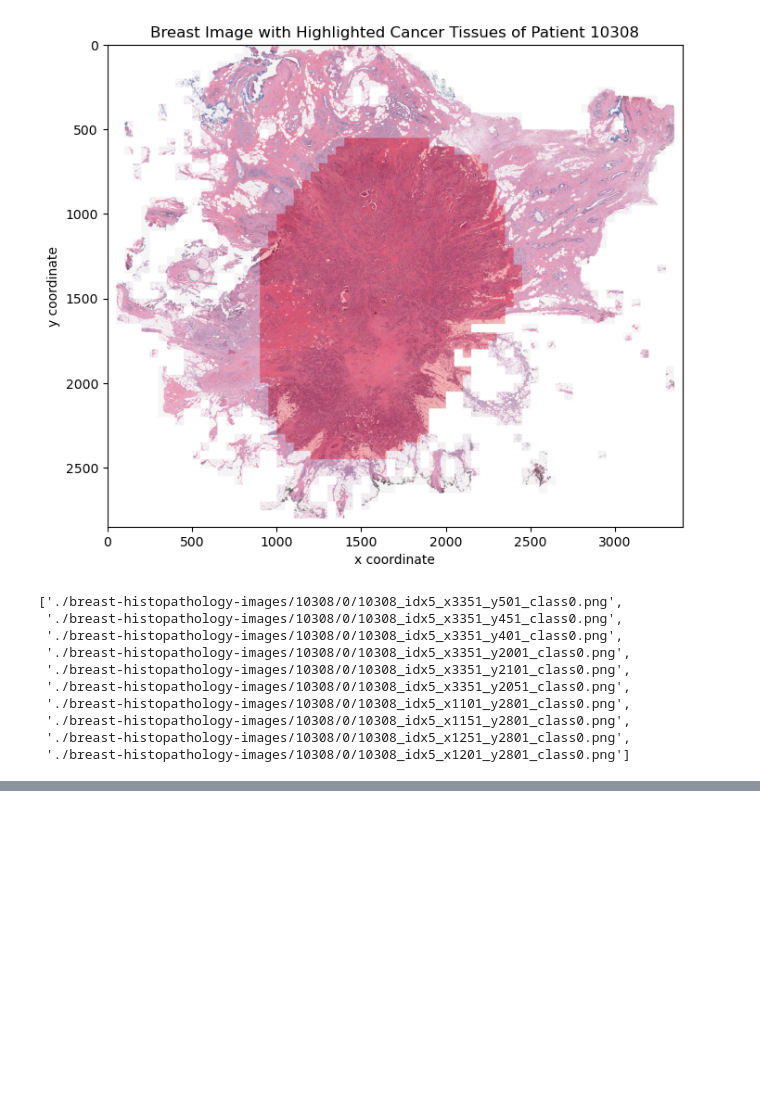
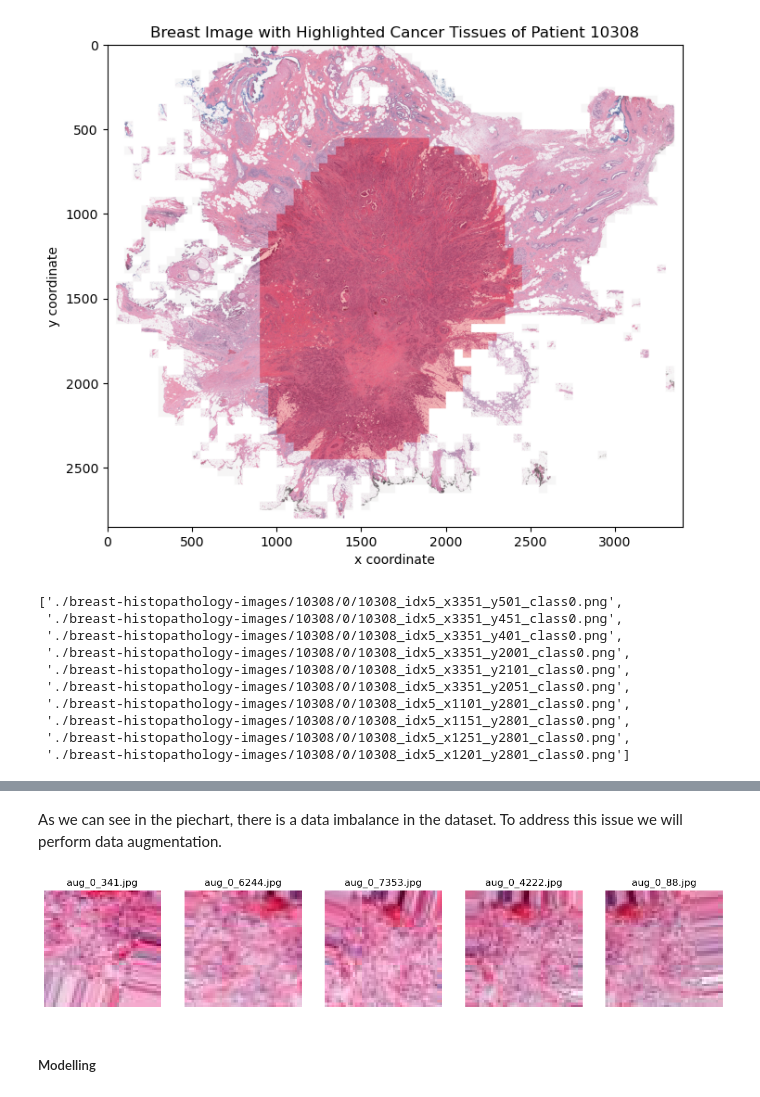
Before and after one commit to iremhttp/Breast-Cancer-Detection, a Jupyter notebook: main.ipynb, the cells around one changed output, grey strips where cells are left out. Cells and saved outputs as stored; diff of their text form; code cells hidden in the pictures; blank space fills up the shorter version.

Commit message:
Data Preprocessing & Augmentation updated

```diff
--- a/main.ipynb
+++ b/main.ipynb
@@ -271,0 +326,2 @@ broken_patches
+# %% [markdown]
+As we can see in the piechart, there is a data imbalance in the dataset. To address this issue we will perform data augmentation.
@@ -271,0 +373,27 @@ broken_patches
+# %%
+import random
+import matplotlib.pyplot as plt
+import matplotlib.image as mpimg
+
+def random_augmented(dataset_dir, num_images=5):
+    patient_id = random.choice(os.listdir(dataset_dir))
+    patient_path = os.path.join(dataset_dir, patient_id)
+    cancer_folder_path = os.path.join(patient_path, '1')
+
+    augmented_images = [img for img in os.listdir(cancer_folder_path) if img.startswith('aug_')]
+    selected_images = random.sample(augmented_images, num_images)
+
+    fig, axes = plt.subplots(1, num_images, figsize=(15, 5))
+    for i, img_name in enumerate(selected_images):
+        img_path = os.path.join(cancer_folder_path, img_name)
+        img = mpimg.imread(img_path)
+        axes[i].imshow(img)
+        axes[i].axis('off')
+        axes[i].set_title(img_name)
+    plt.show()
+# %%
+random_augmented(dataset_dir)
+# %% [output]
+[figure, added]
+# %% [markdown]
+##### Modelling
```
Also changed, not shown: parts of 11 cells of this notebook.
